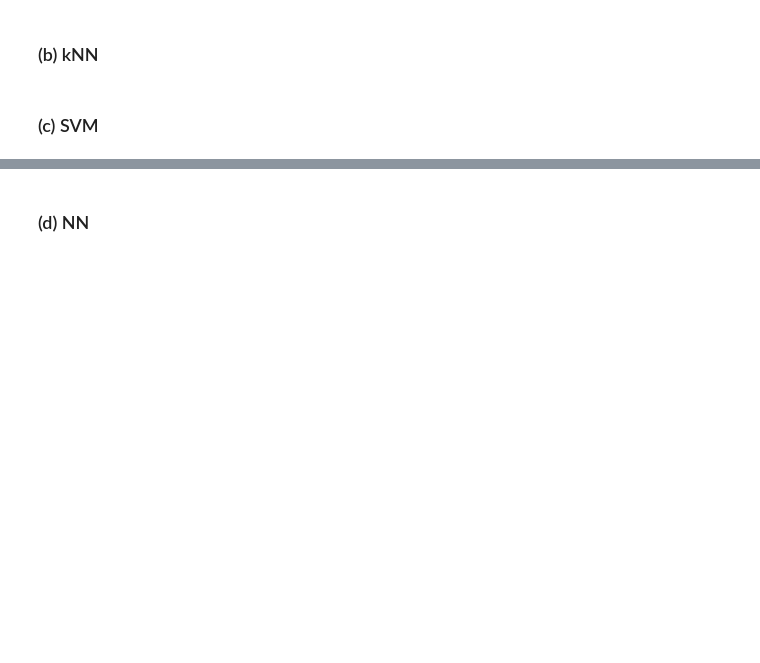
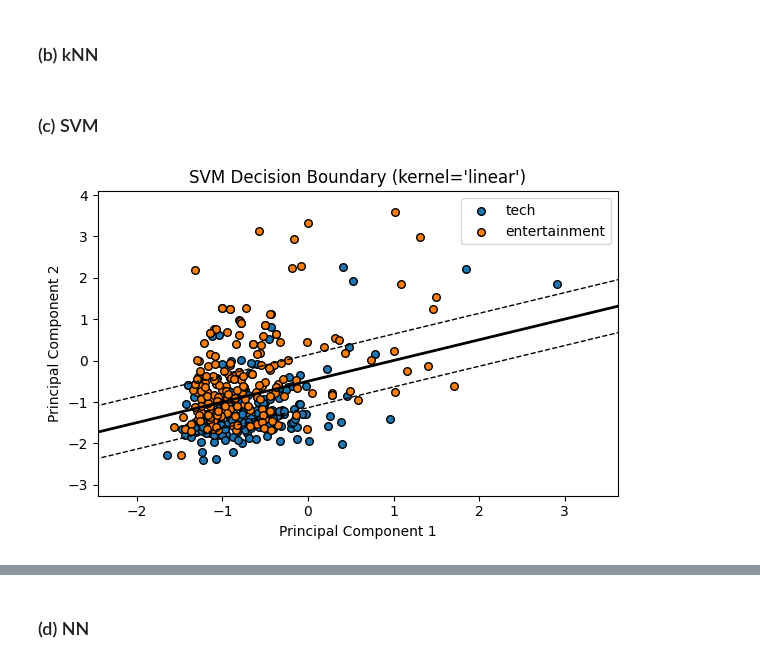
Before and after one commit to timsinyakov/361ass3, a Jupyter notebook: assignment3.ipynb, the cells around one changed output, grey strips where cells are left out. Cells and saved outputs as stored; diff of their text form; code cells hidden in the pictures; blank space fills up the shorter version.

Commit message:
added svm models and discussion

```diff
--- a/assignment3.ipynb
+++ b/assignment3.ipynb
@@ -179,4 +179,93 @@ The final plot shows the distribution of articles by class. The dataset is almos
 # %% [markdown]
 ### (c) SVM
 # %%
-# Code goes here
+import numpy as np
+import pandas as pd
+import matplotlib.pyplot as plt
+from sklearn.preprocessing import StandardScaler
+from sklearn.decomposition import PCA
+from sklearn.svm import SVC
+
+# Extract the target variable categories from the DataFrame
+y = df['Category']
+
+# Convert the sparse TF-IDF matrix to a dense array
+X_dense = X_tfidf.toarray()
+
+# Map categories to numeric codes for SVM compatibility
+category_mapper = pd.Categorical(y)
+y_numeric = category_mapper.codes  # Numeric encoding of categories
+category_names = df['Category']  # Original category names
+
+# Standardise the features to have zero mean and unit variance
+scaler = StandardScaler()
+X_scaled = scaler.fit_transform(X_dense)
+
+# Apply PCA to reduce dimensionality to 2 components for visualisation
+pca = PCA(n_components=2)
+X_pca = pca.fit_transform(X_scaled)
+
+# Define the penalty parameter for the SVM
+C_penalty = 1
+
+# Train a linear SVM on the PCA-transformed data
+linear_svm = SVC(kernel='linear', C=C_penalty)
+linear_svm.fit(X_pca, y)
+
+# Define the gamma parameter for the RBF kernel
+gamma = 1
+
+# Train an RBF kernel SVM on the PCA-transformed data
+rbf_svm = SVC(kernel='rbf', gamma=gamma)
+rbf_svm.fit(X_pca, y)
+
+
+# Function to plot the decision boundary of an SVM model
+def plot_svc(model, X, y):
+    plt.figure(figsize=(6, 4))
+
+    # Plot the data points for each category
+    unique_categories = np.unique(y)
+    for category in unique_categories:
+        plt.scatter(
+            X[y == category, 0], X[y == category, 1],  # Select points for the current category
+            label=category_names[category],  # Use category names for the legend
+            s=30, edgecolors='k'  # Set marker size and edge color
+        )
+
+    # Get the current axis limits
+    ax = plt.gca()
+    xlim = ax.get_xlim()
+    ylim = ax.get_ylim()
+
+    # Create a grid to evaluate the decision function
+    xx, yy = np.meshgrid(np.linspace(xlim[0], xlim[1], 500),
+                         np.linspace(ylim[0], ylim[1], 500))
+    Z = model.decision_function(np.c_[xx.ravel(), yy.ravel()])
+    Z = Z.reshape(xx.shape)
+
+    # Plot the decision boundary and margins
+    plt.contour(xx, yy, Z, levels=[0], linewidths=2, linestyles='solid', colors='k')  # Decision boundary
+    plt.contour(xx, yy, Z, levels=[-1, 1], linewidths=1, linestyles='dashed', colors='k')  # Margins
+
+    # Adjust the plot limits to avoid clipping
+    x_min, x_max = np.percentile(X[:, 0], [1, 99])
+    y_min, y_max = np.percentile(X[:, 1], [1, 99])
+    plt.xlim(x_min - 1, x_max + 1)
+    plt.ylim(y_min - 1, y_max + 1)
+
+    # Add labels, title and legend
+    plt.xlabel("Principal Component 1")
+    plt.ylabel("Principal Component 2")
+    plt.title(f"SVM Decision Boundary (kernel='{model.kernel}')")
+    plt.legend()
+    plt.tight_layout()
+    plt.show()
+
+# Plot the decision boundary for the linear SVM
+plot_svc(linear_svm, X_pca, y_numeric)
+
+# Plot the decision boundary for the RBF kernel SVM
+plot_svc(rbf_svm, X_pca, y_numeric)
+# %% [output]
+[figure, added]
```
Also changed, not shown: parts of 3 cells of this notebook, 1 other file.
